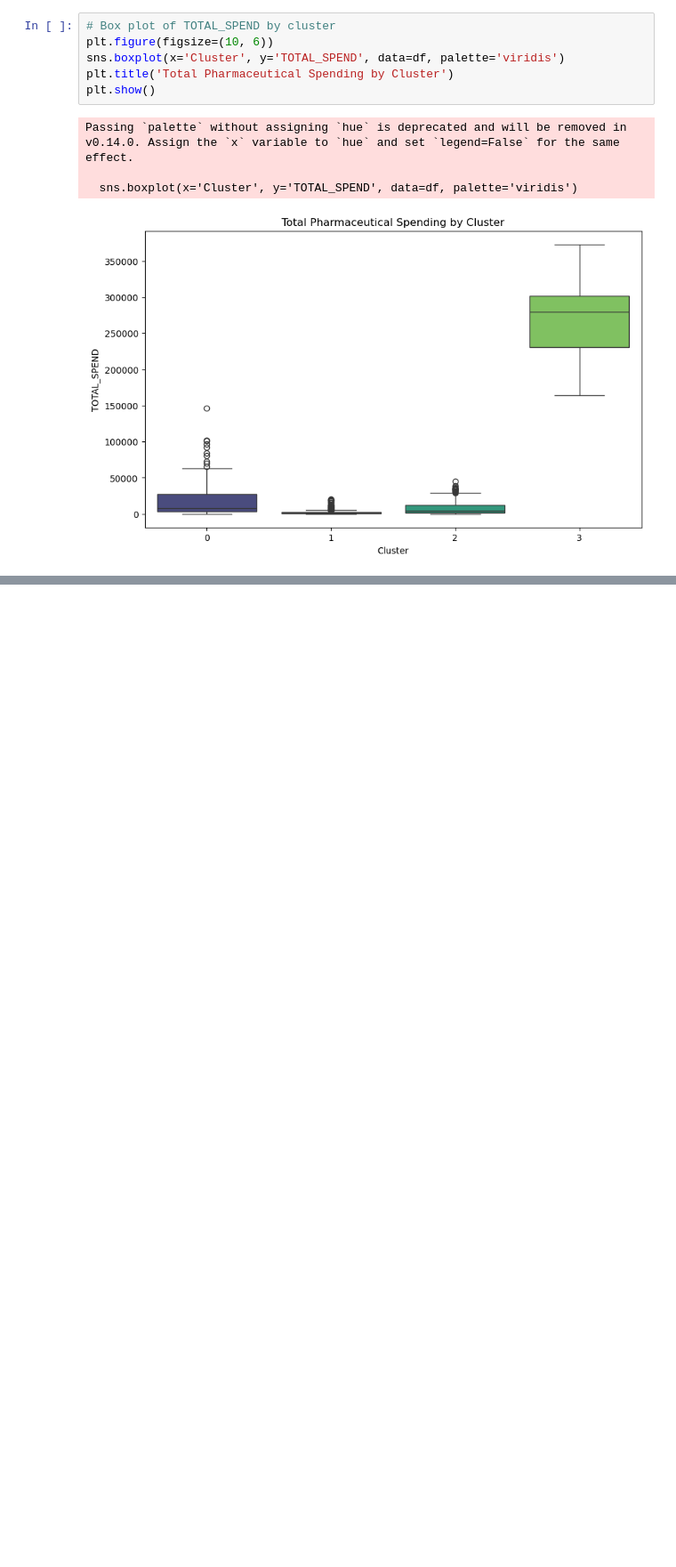
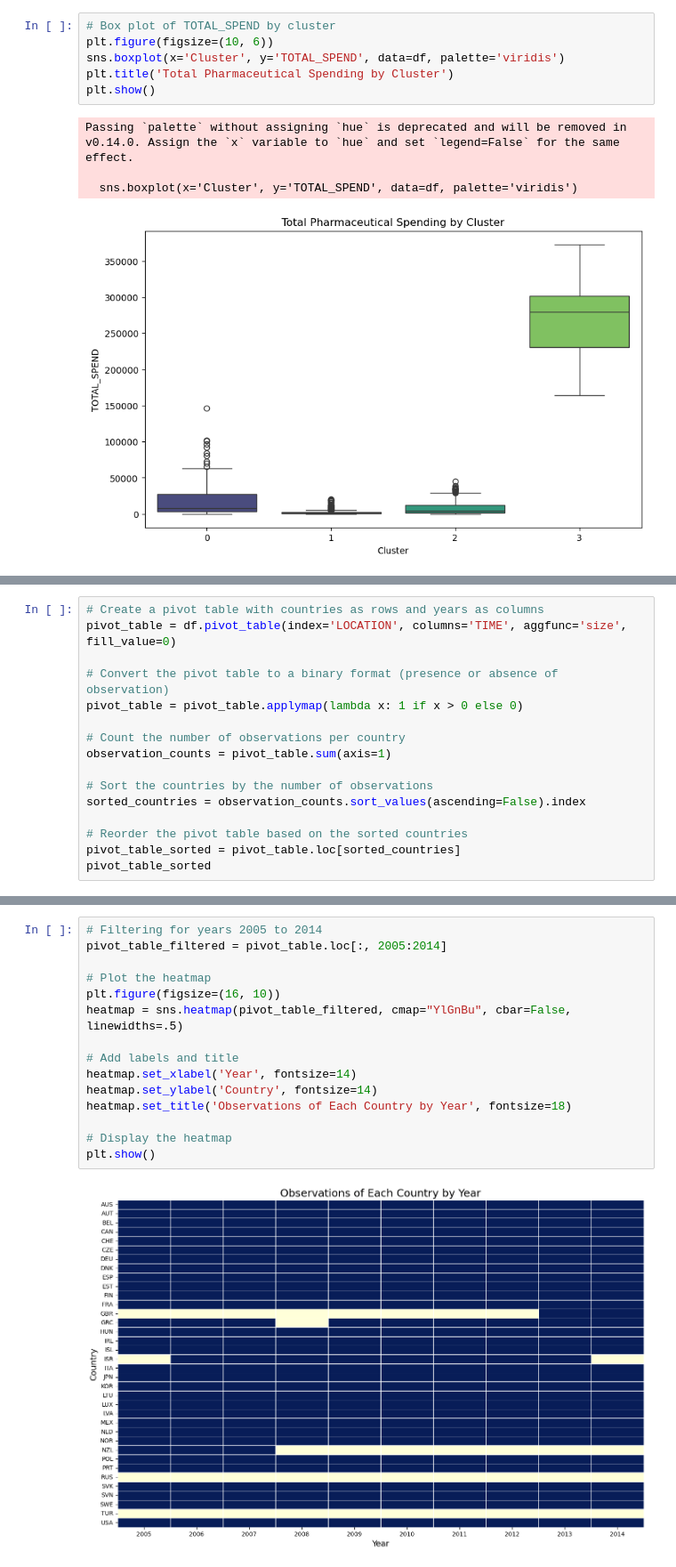
Before and after one commit to amlloren/Pharma-Spending-by-Countries, a Jupyter notebook: experiments/Danica_4_Clustering.ipynb, the cells around one changed output, grey strips where cells are left out. Shown at 89% size. Saved outputs shown, nothing was run; the diff lists cells and outputs as text; blank space fills up the shorter version.

```diff
--- a/experiments/4_Clustering.ipynb
+++ b/experiments/Danica_4_Clustering.ipynb
@@ -349,0 +340,16 @@ Passing `palette` without assigning `hue` is deprecated and will be removed in v
+# %%
+# Create a pivot table with countries as rows and years as columns
+pivot_table = df.pivot_table(index='LOCATION', columns='TIME', aggfunc='size', fill_value=0)
+
+# Convert the pivot table to a binary format (presence or absence of observation)
+pivot_table = pivot_table.applymap(lambda x: 1 if x > 0 else 0)
+
+# Count the number of observations per country
+observation_counts = pivot_table.sum(axis=1)
+
+# Sort the countries by the number of observations
+sorted_countries = observation_counts.sort_values(ascending=False).index
+
+# Reorder the pivot table based on the sorted countries
+pivot_table_sorted = pivot_table.loc[sorted_countries]
+pivot_table_sorted
@@ -349,0 +376,17 @@ Passing `palette` without assigning `hue` is deprecated and will be removed in v
+# %%
+# Filtering for years 2005 to 2014
+pivot_table_filtered = pivot_table.loc[:, 2005:2014]
+
+# Plot the heatmap
+plt.figure(figsize=(16, 10))
+heatmap = sns.heatmap(pivot_table_filtered, cmap="YlGnBu", cbar=False, linewidths=.5)
+
+# Add labels and title
+heatmap.set_xlabel('Year', fontsize=14)
+heatmap.set_ylabel('Country', fontsize=14)
+heatmap.set_title('Observations of Each Country by Year', fontsize=18)
+
+# Display the heatmap
+plt.show()
+# %% [output]
+[figure, added]
```
Also changed, not shown: parts of 17 cells of this notebook, 3 other files.
